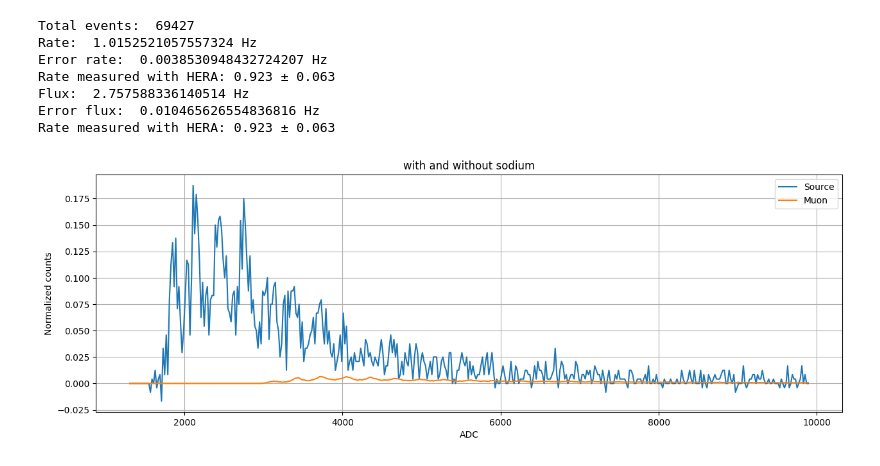
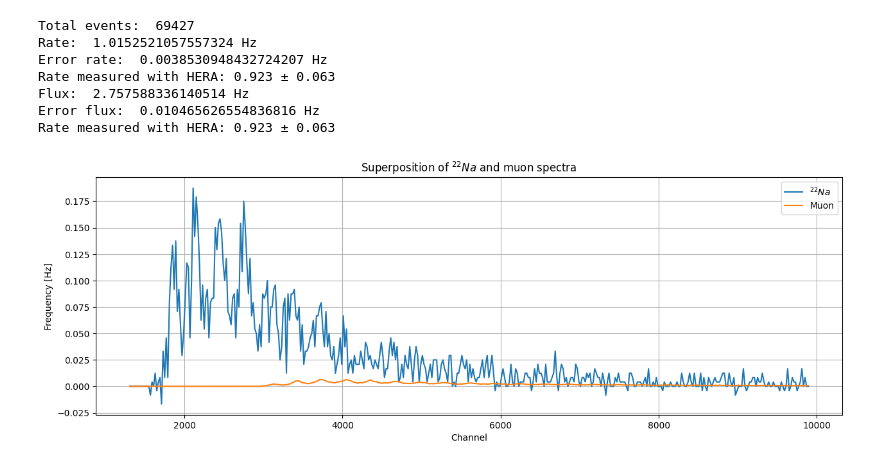
Before and after one commit to civigio/SiPM-opendata, a Jupyter notebook: 4.Muoni/Muoni-plot-analisi.ipynb, the cells around one changed output. Cells and saved outputs as stored; diff of their text form; code cells hidden in the pictures.

```diff
--- a/4.Muoni/Muoni-plot-analisi.ipynb
+++ b/4.Muoni/Muoni-plot-analisi.ipynb
@@ -105,22 +108,22 @@ Rate measured with HERA: 0.923 ± 0.063
 # %%
 mixed = pd.read_csv('normalized-muondata.CSV', sep=';', decimal=',')
 xmixed = np.array(mixed['Channel'])
 smixed = np.array(mixed['Source'])
 mmixed = np.array(mixed['Muon'])
 
 fig, ax = plt.subplots()
 fig.set_figwidth(15)
-ax.plot(xmixed[70:500], smixed[70:500], label='Source')
+ax.plot(xmixed[70:500], smixed[70:500], label='$^{22}Na$')
 ax.plot(xmixed[70:500], mmixed[70:500], label='Muon')
-ax.set_xlabel('ADC')
-ax.set_ylabel('Normalized counts')
-ax.set_title('with and without sodium')
+ax.set_xlabel('Channel')
+ax.set_ylabel('Frequency [Hz]')
+ax.set_title('Superposition of $^{22}Na$ and muon spectra')
 ax.legend()
 ax.grid()
 #log scale
 #ax.set_yscale('log')
 #save the plot with dpi = 600
 plt.savefig('mixed.png', dpi=600)
 plt.show()
 # %% [output]
-[figure, old version]
+[figure, new version]
```
Also changed, not shown: parts of 2 cells of this notebook, 3 other files.
